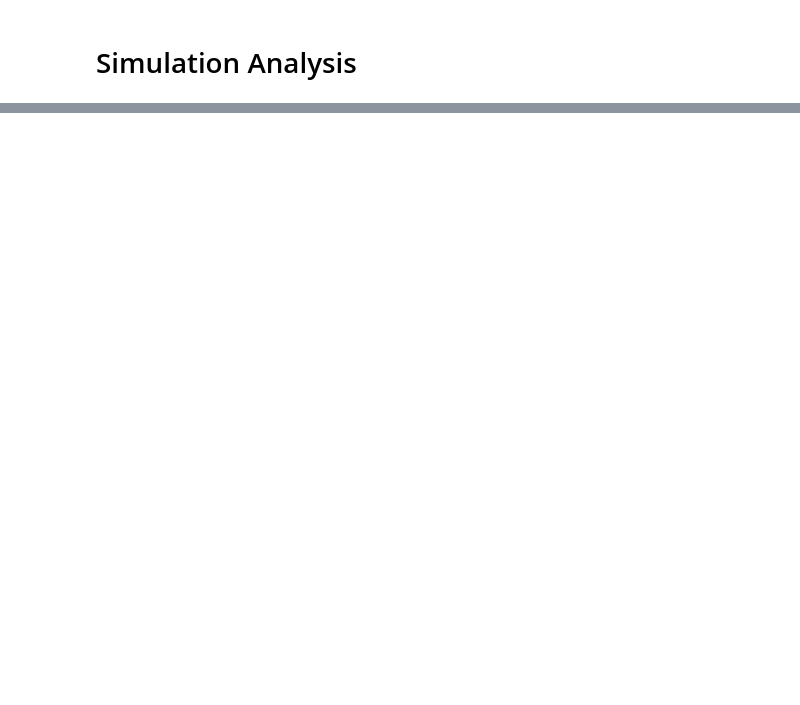
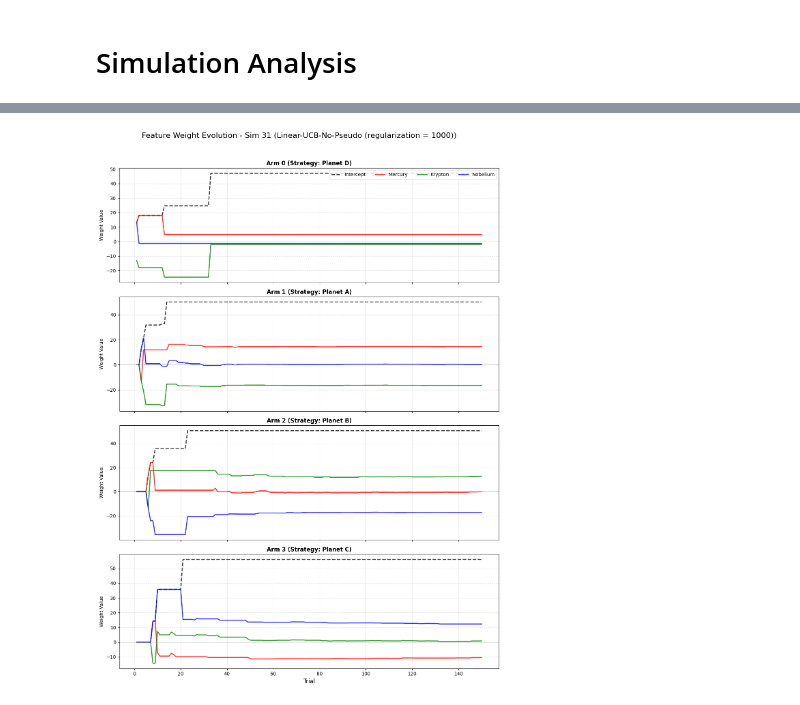
Before and after one commit to jk31/planets, a Jupyter notebook: testing.ipynb, the cells around one changed output, grey strips where cells are left out. Cells and saved outputs as stored; diff of their text form; code cells hidden in the pictures; blank space fills up the shorter version.

Commit message:
added regularization experiment and feature weights

```diff
--- a/testing.ipynb
+++ b/testing.ipynb
@@ -51,7 +44,7 @@ df_results.to_clipboard(sep=";")
 # %% [markdown]
 # Simulation Analysis
 # %%
-df_results = pd.read_csv("simulation_results_15_12_1.csv")
+df_results = pd.read_csv("simulations/simulation_results_15_12_1.csv")
 # %%
 learning_curves = df_results.groupby(['agent_name', 'trial'])['reward_received'].mean().reset_index()
 
@@ -165,4 +152,5 @@ def plot_aggregated_uncertainty(data, agent_name):
     plt.tight_layout()
     plt.show()
 # %%
-plot_single_simulation_uncertainty(df_results, simulation_id=6, agent_name="Linear-UCB")
+random_run = random.choice(df_results['simulation_id'].unique())
+plot_single_simulation_uncertainty(df_results, simulation_id=random_run, agent_name="Linear-Thompson-No-Pseudo")
@@ -396,0 +363,62 @@ plot_avg_selection_prob(df_results, agent_name="Linear-Thompson-No-Pseudo")
+# %%
+def plot_weight_evolution(data, simulation_id, agent_name):
+    """
+    Plots the evolution of feature weights (Intercept, Mercury, Krypton, Nobelium)
+    for all 4 arms, stacked vertically.
+    """
+    # 1. Filter Data
+    subset = data[(data['simulation_id'] == simulation_id) &
+                  (data['agent_name'] == agent_name)].copy().reset_index(drop=True)
+
+    if subset.empty:
+        print(f"No data for Sim {simulation_id} - {agent_name}")
+        return
+
+    # 2. Setup Figure (4 rows, 1 column)
+    n_arms = 4
+    fig, axes = plt.subplots(n_arms, 1, figsize=(12, 16), sharex=True)
+
+    # Define styles for consistent plotting
+    # Format: feature_key: (Display Name, Color, LineStyle)
+    feature_styles = {
+        'intercept': ('Intercept', 'black', '--'),
+        'mercury':   ('Mercury',   'red',   '-'),
+        'krypton':   ('Krypton',   'green', '-'),
+        'nobelium':  ('Nobelium',  'blue',  '-')
+    }
+
+    # 3. Loop through each Arm
+    for arm_idx in range(n_arms):
+        ax = axes[arm_idx]
+
+        # Retrieve the Planet Label (A, B, C, D) mapped to this arm in this specific sim
+        planet_label = subset.iloc[0][f'mapping_arm_{arm_idx}']
+
+        # Plot each feature weight
+        for key, (label, color, style) in feature_styles.items():
+            col_name = f'w_{key}_arm_{arm_idx}'
+
+            if col_name in subset.columns:
+                ax.plot(subset['trial'], subset[col_name],
+                        label=label, color=color, linestyle=style, linewidth=2, alpha=0.8)
+
+        # Aesthetics
+        ax.set_title(f"Arm {arm_idx} (Strategy: Planet {planet_label})", fontsize=12, fontweight='bold')
+        ax.set_ylabel("Weight Value")
+        ax.grid(True, which='both', linestyle='--', alpha=0.4)
+        ax.axhline(0, color='grey', linewidth=0.5, alpha=0.5) # Zero reference line
+
+        # Add legend only to the first plot to avoid clutter
+        if arm_idx == 0:
+            ax.legend(loc='upper right', ncol=4, frameon=True)
+
+    plt.xlabel("Trial", fontsize=12)
+    plt.suptitle(f"Feature Weight Evolution - Sim {simulation_id} ({agent_name})", fontsize=16, y=1.02)
+    plt.tight_layout()
+    plt.show()
+
+# --- Example Usage ---
+random_run = np.random.choice(df_results['simulation_id'].unique())
+plot_weight_evolution(df_results, simulation_id=random_run, agent_name="Linear-UCB-No-Pseudo (regularization = 1000)")
+# %% [output]
+[figure, added]
```
Also changed, not shown: parts of 19 cells of this notebook, 17 other files.
